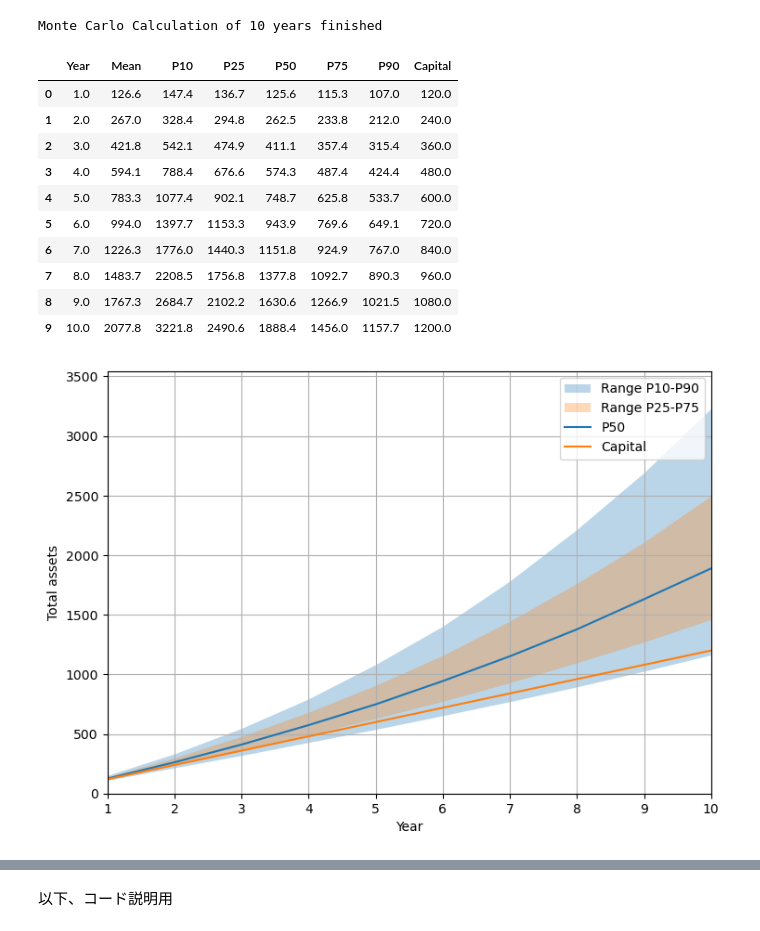
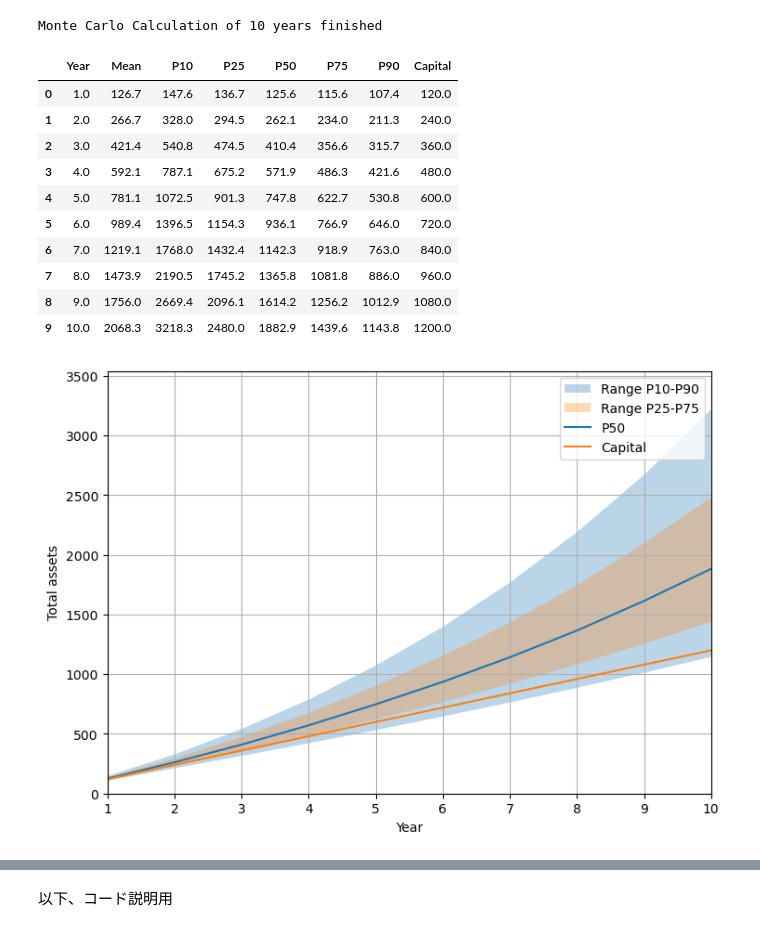
Before and after one commit to yasuyuki-s/Long_term_investment, a Jupyter notebook: Long_term_investment.ipynb, the cells around one changed output, grey strips where cells are left out. Saved outputs shown, nothing was run; the diff lists cells and outputs as text; code cells hidden in the pictures.

Commit message:
メモリ消費量低減
上三角行列を用いた計算をやめ、np.cumsumを用いることでメモリ消費量を低減

```diff
--- a/Long_term_investment.ipynb
+++ b/Long_term_investment.ipynb
@@ -20,16 +20,9 @@ class asset_model:
     def run_mc(self, dur_y, n):
         #入力された投資期間を年→月へ変換
         dur_m = dur_y * 12
-        # [(投資期間_月),(試行回数)]の正規分布N(μ,σ)に従う乱数行列として毎月の対数収益率を生成
-        A1 = np.random.normal(self.mu_m, self.s_m,size=[dur_m,n])
-        #次元を拡張し、[(投資期間_月),(投資期間_月),(試行回数)]の行列とする
-        A2 = np.tile(A1,[dur_m,1,1])
-        #行列を転置し、[(試行回数),(投資期間_月),(投資期間_月)]の行列とする
-        A3 = np.transpose(A2,(2,0,1))
-        #各試行の上三角行列を取得
-        A4 = np.triu(A3)
-        #
-        self.A = A4
+        # [(試行回数),(投資期間_月)]の正規分布N(μ,σ)に従う乱数行列として毎月の対数収益率を生成
+        self.A = np.random.normal(self.mu_m, self.s_m,size=[n,dur_m])
+
         self.dur_m = dur_m
         print("Monte Carlo Calculation of "+ str(dur_y) + " years finished")
 
@@ -48,15 +41,16 @@ class asset_model:
         #総資産額の推移を1年毎(12ヶ月毎)に集計する
         for i in range(11, self.dur_m,12):
             #集計時点までの対数収益率行列を切り出し
-            A_tmp = self.A[:,:i+1, :i+1]
+            A_tmp = self.A[:,:i+1]
             #集計時点までの投資額のリストを切り出し
             x_tmp = x[:i+1]
-            #対数収益率行列の各行の和を計算
-            A_tmp = A_tmp.sum(axis=2)
+            #対数収益率行列の後ろ向き累積和（Suffix sum) 、連続複利ベースの期間終了時点の収益率を計算
+            rev_cum = np.cumsum(A_tmp[:, ::-1], axis=1)
+            lr_tmp = rev_cum[:, ::-1]
             #対数収益率から、価格変動比へ変換
-            A_tmp = np.exp(A_tmp)
+            r_tmp = np.exp(lr_tmp)
             #各試行の、投資期間経過後の資産額を計算
-            ta = np.dot(A_tmp,x_tmp)
+            ta = np.dot(r_tmp,x_tmp)
             #計算結果を格納
             ta_list.append(ta)
 
@@ -100,39 +94,39 @@ class asset_model:
 # %%
 # 期待対数収益率、標準偏差（%,年換算）
 mu = 8
 s = 20
 
 #リターンmu、リスクsのモデルを定義
 model = asset_model(mu,s)
 
 # 投資期間（年）
 dur_y = 10
 # 試行回数
-n = 20000
+n = 100000
 
 #投資期間dur_y、試行回数nのモンテカルロシミュレーションを実行
 model.run_mc(dur_y,n)
 
 # 初期投資額
 x_init = 0
 # 毎月積立額
 delta_m = 10
 
 #初期投資x_init、毎月delta_mの積立投資を行った場合の資産推移を計算
 model.exercise(x_init,delta_m)
 # %% [output]
 Monte Carlo Calculation of 10 years finished
 |  | Year | Mean | P10 | P25 | P50 | P75 | P90 | Capital |
-| 0 | 1.0 | 126.6 | 147.4 | 136.7 | 125.6 | 115.3 | 107.0 | 120.0 |
-| 1 | 2.0 | 267.0 | 328.4 | 294.8 | 262.5 | 233.8 | 212.0 | 240.0 |
-| 2 | 3.0 | 421.8 | 542.1 | 474.9 | 411.1 | 357.4 | 315.4 | 360.0 |
-| 3 | 4.0 | 594.1 | 788.4 | 676.6 | 574.3 | 487.4 | 424.4 | 480.0 |
-| 4 | 5.0 | 783.3 | 1077.4 | 902.1 | 748.7 | 625.8 | 533.7 | 600.0 |
-| 5 | 6.0 | 994.0 | 1397.7 | 1153.3 | 943.9 | 769.6 | 649.1 | 720.0 |
-| 6 | 7.0 | 1226.3 | 1776.0 | 1440.3 | 1151.8 | 924.9 | 767.0 | 840.0 |
-| 7 | 8.0 | 1483.7 | 2208.5 | 1756.8 | 1377.8 | 1092.7 | 890.3 | 960.0 |
-| 8 | 9.0 | 1767.3 | 2684.7 | 2102.2 | 1630.6 | 1266.9 | 1021.5 | 1080.0 |
-| 9 | 10.0 | 2077.8 | 3221.8 | 2490.6 | 1888.4 | 1456.0 | 1157.7 | 1200.0 |
+| 0 | 1.0 | 126.7 | 147.6 | 136.7 | 125.6 | 115.6 | 107.4 | 120.0 |
+| 1 | 2.0 | 266.7 | 328.0 | 294.5 | 262.1 | 234.0 | 211.3 | 240.0 |
+| 2 | 3.0 | 421.4 | 540.8 | 474.5 | 410.4 | 356.6 | 315.7 | 360.0 |
+| 3 | 4.0 | 592.1 | 787.1 | 675.2 | 571.9 | 486.3 | 421.6 | 480.0 |
+| 4 | 5.0 | 781.1 | 1072.5 | 901.3 | 747.8 | 622.7 | 530.8 | 600.0 |
+| 5 | 6.0 | 989.4 | 1396.5 | 1154.3 | 936.1 | 766.9 | 646.0 | 720.0 |
+| 6 | 7.0 | 1219.1 | 1768.0 | 1432.4 | 1142.3 | 918.9 | 763.0 | 840.0 |
+| 7 | 8.0 | 1473.9 | 2190.5 | 1745.2 | 1365.8 | 1081.8 | 886.0 | 960.0 |
+| 8 | 9.0 | 1756.0 | 2669.4 | 2096.1 | 1614.2 | 1256.2 | 1012.9 | 1080.0 |
+| 9 | 10.0 | 2068.3 | 3218.3 | 2480.0 | 1882.9 | 1439.6 | 1143.8 | 1200.0 |
 [figure]
 # %%
 # 初期投資額
```
Also changed, not shown: parts of 8 cells of this notebook.
